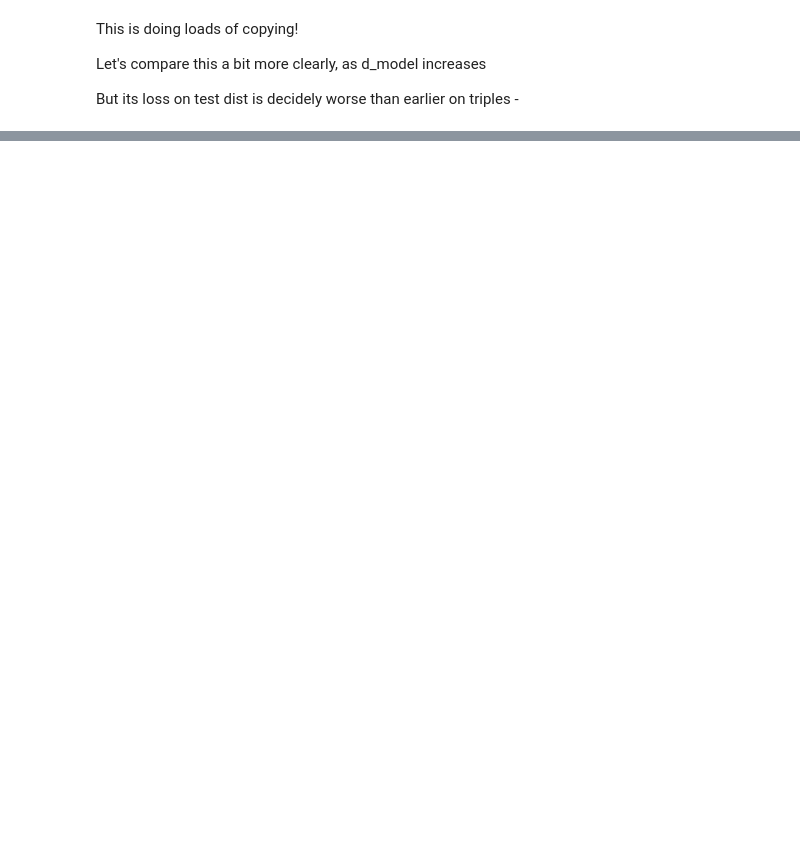
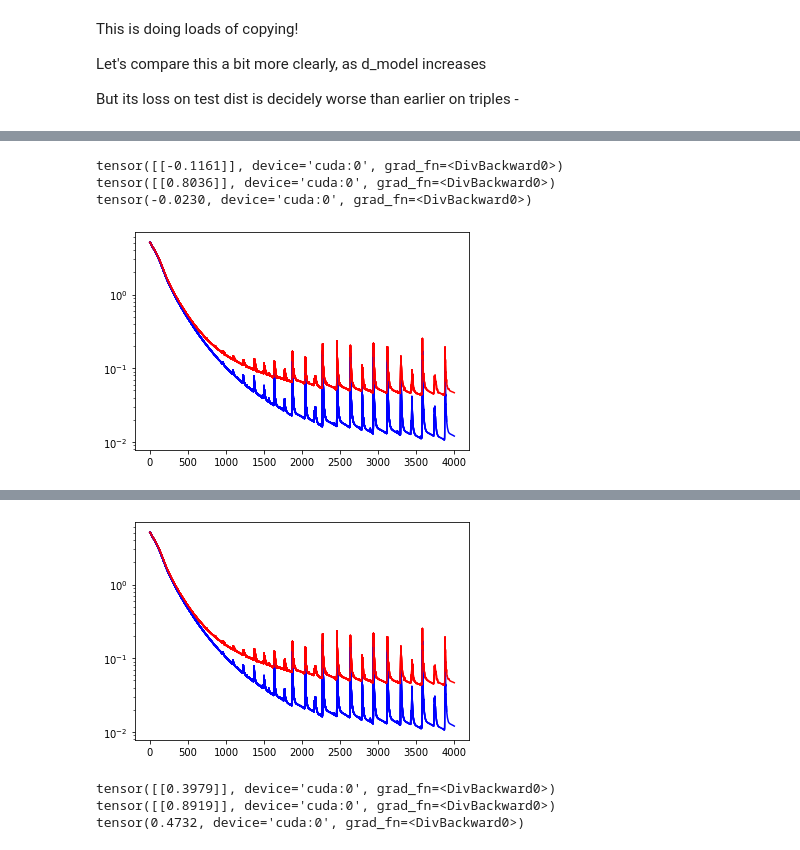
Before and after one commit to ojorgensen/min-list, a Jupyter notebook: current_List_min.ipynb, the cells around one changed output, grey strips where cells are left out. Saved outputs shown, nothing was run; the diff lists cells and outputs as text; code cells hidden in the pictures; blank space fills up the shorter version.

Commit message:
Some messing around with different models, looked in more depth at a single nice example

```diff
--- a/current_List_min.ipynb
+++ b/current_List_min.ipynb
@@ -507,0 +631,36 @@ Let's compare this a bit more clearly, as d_model increases
+# %%
+print(OV_copying_score(small_model))
+print(OV_full_copying_score(small_model))
+print(embed_unembed_copying_score(small_model))
+# %% [output]
+tensor([[-0.1161]], device='cuda:0', grad_fn=<DivBackward0>)
+tensor([[0.8036]], device='cuda:0', grad_fn=<DivBackward0>)
+tensor(-0.0230, device='cuda:0', grad_fn=<DivBackward0>)
+# %%
+p = 128
+d_vocab = p+1
+n_ctx = 2
+
+d_model = 16
+
+tiny_cfg2 = HookedTransformerConfig(
+    d_model=d_model,
+    d_head=d_model//1,
+    n_heads=1,
+    d_mlp=4*d_model,
+    n_layers=1,
+    n_ctx=n_ctx,
+    act_fn="relu", #solu_ln
+    d_vocab=d_vocab,
+    normalization_type="LN", #"LN",
+    seed=23,  # Now we're training a custom model, it's good to set the seed to get reproducible results. It defaults to 42.
+)
+
+
+data = [(i, j) for i in range(p) for j in range(p)]
+
+fn = lambda x:min(x)
+
+small_model = train_model(data, fn, tiny_cfg2, num_epochs=4000)
+# %% [output]
+[figure, added]
@@ -507,0 +668,9 @@ Let's compare this a bit more clearly, as d_model increases
+[figure, added]
+# %%
+print(OV_copying_score(small_model))
+print(OV_full_copying_score(small_model))
+print(embed_unembed_copying_score(small_model))
+# %% [output]
+tensor([[0.3979]], device='cuda:0', grad_fn=<DivBackward0>)
+tensor([[0.8919]], device='cuda:0', grad_fn=<DivBackward0>)
+tensor(0.4732, device='cuda:0', grad_fn=<DivBackward0>)
```
Also changed, not shown: parts of 51 cells of this notebook, 1 other file.
